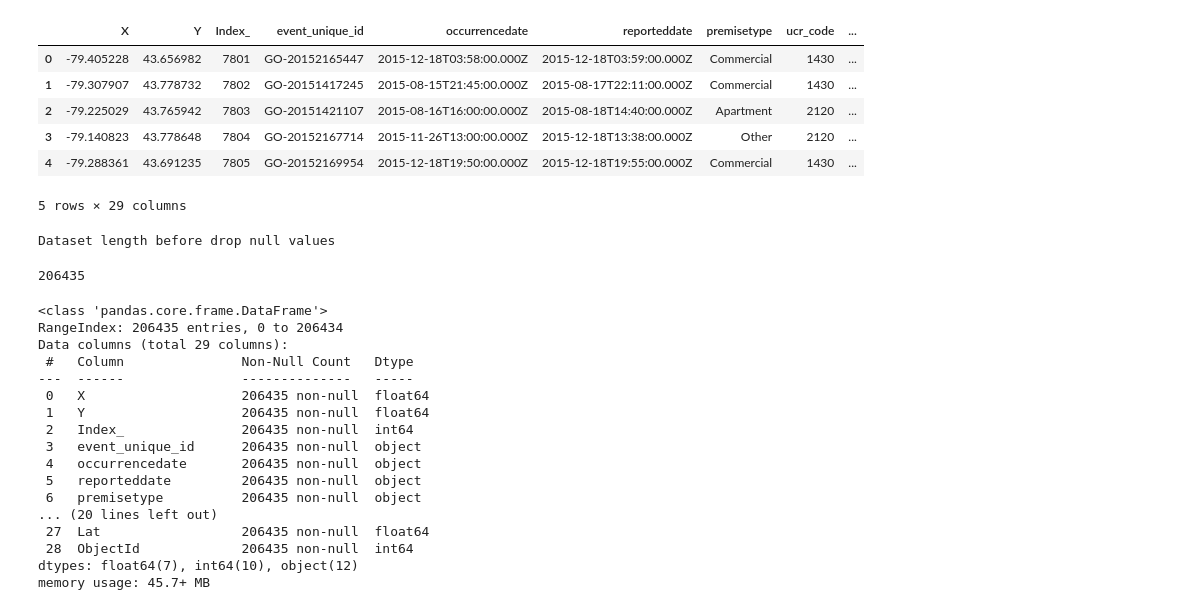
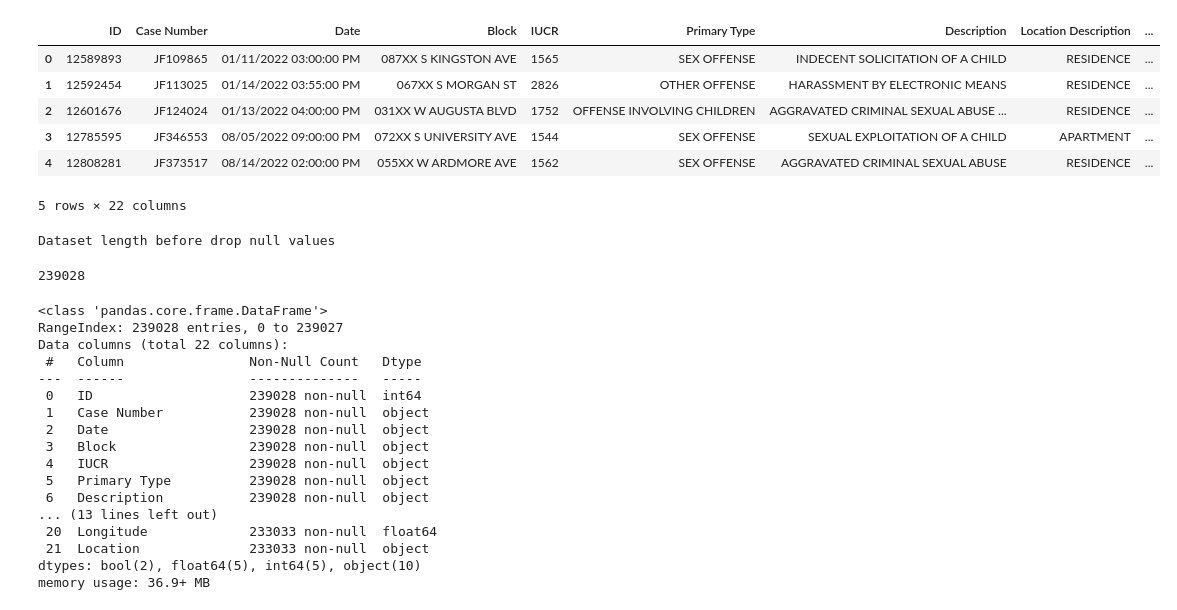
Before and after one commit to MilindiSenevirathne/DataMiningLabs, a Jupyter notebook: DM_Group_Assignment.ipynb, the cells around one changed output. Drawn from its saved outputs; the diff is of its cells as text; code cells hidden in the pictures.

```diff
--- a/DM_Group_Assignment.ipynb
+++ b/DM_Group_Assignment.ipynb
@@ -6,40 +46,40 @@ import matplotlib.pyplot as plt
 # %%
-df = pd.read_csv('sample_data/MCI_2014_to_2019.csv')
+df = pd.read_csv('sample_data/Crimes2022.csv')
 df.head()
 # %% [output]
-|  | X | Y | Index_ | event_unique_id | occurrencedate | reporteddate | premisetype | ucr_code | ... |
-| 0 | -79.405228 | 43.656982 | 7801 | GO-20152165447 | 2015-12-18T03:58:00.000Z | 2015-12-18T03:59:00.000Z | Commercial | 1430 | ... |
-| 1 | -79.307907 | 43.778732 | 7802 | GO-20151417245 | 2015-08-15T21:45:00.000Z | 2015-08-17T22:11:00.000Z | Commercial | 1430 | ... |
-| 2 | -79.225029 | 43.765942 | 7803 | GO-20151421107 | 2015-08-16T16:00:00.000Z | 2015-08-18T14:40:00.000Z | Apartment | 2120 | ... |
-| 3 | -79.140823 | 43.778648 | 7804 | GO-20152167714 | 2015-11-26T13:00:00.000Z | 2015-12-18T13:38:00.000Z | Other | 2120 | ... |
-| 4 | -79.288361 | 43.691235 | 7805 | GO-20152169954 | 2015-12-18T19:50:00.000Z | 2015-12-18T19:55:00.000Z | Commercial | 1430 | ... |
+|  | ID | Case Number | Date | Block | IUCR | Primary Type | Description | Location Description | ... |
+| 0 | 12589893 | JF109865 | 01/11/2022 03:00:00 PM | 087XX S KINGSTON AVE | 1565 | SEX OFFENSE | INDECENT SOLICITATION OF A CHILD | RESIDENCE | ... |
+| 1 | 12592454 | JF113025 | 01/14/2022 03:55:00 PM | 067XX S MORGAN ST | 2826 | OTHER OFFENSE | HARASSMENT BY ELECTRONIC MEANS | RESIDENCE | ... |
+| 2 | 12601676 | JF124024 | 01/13/2022 04:00:00 PM | 031XX W AUGUSTA BLVD | 1752 | OFFENSE INVOLVING CHILDREN | AGGRAVATED CRIMINAL SEXUAL ABUSE ... | RESIDENCE | ... |
+| 3 | 12785595 | JF346553 | 08/05/2022 09:00:00 PM | 072XX S UNIVERSITY AVE | 1544 | SEX OFFENSE | SEXUAL EXPLOITATION OF A CHILD | APARTMENT | ... |
+| 4 | 12808281 | JF373517 | 08/14/2022 02:00:00 PM | 055XX W ARDMORE AVE | 1562 | SEX OFFENSE | AGGRAVATED CRIMINAL SEXUAL ABUSE | RESIDENCE | ... |
-5 rows × 29 columns
+5 rows × 22 columns
 # %%
 print('Dataset length before drop null values')
 len(df)
 # %% [output]
 Dataset length before drop null values
-206435
+239028
 # %%
 df.info()
 # %% [output]
 <class 'pandas.core.frame.DataFrame'>
-RangeIndex: 206435 entries, 0 to 206434
-Data columns (total 29 columns):
- #   Column               Non-Null Count   Dtype
----  ------               --------------   -----
- 0   X                    206435 non-null  float64
- 1   Y                    206435 non-null  float64
- 2   Index_               206435 non-null  int64
- 3   event_unique_id      206435 non-null  object
- 4   occurrencedate       206435 non-null  object
- 5   reporteddate         206435 non-null  object
- 6   premisetype          206435 non-null  object
-... (20 lines left out)
- 27  Lat                  206435 non-null  float64
- 28  ObjectId             206435 non-null  int64
-dtypes: float64(7), int64(10), object(12)
-memory usage: 45.7+ MB
+RangeIndex: 239028 entries, 0 to 239027
+Data columns (total 22 columns):
+ #   Column                Non-Null Count   Dtype
+---  ------                --------------   -----
+ 0   ID                    239028 non-null  int64
+ 1   Case Number           239028 non-null  object
+ 2   Date                  239028 non-null  object
+ 3   Block                 239028 non-null  object
+ 4   IUCR                  239028 non-null  object
+ 5   Primary Type          239028 non-null  object
+ 6   Description           239028 non-null  object
+... (13 lines left out)
+ 20  Longitude             233033 non-null  float64
+ 21  Location              233033 non-null  object
+dtypes: bool(2), float64(5), int64(5), object(10)
+memory usage: 36.9+ MB
 # %%
 df.isnull().sum()
 # %% [output]
```
Also changed, not shown: parts of 79 cells of this notebook.
